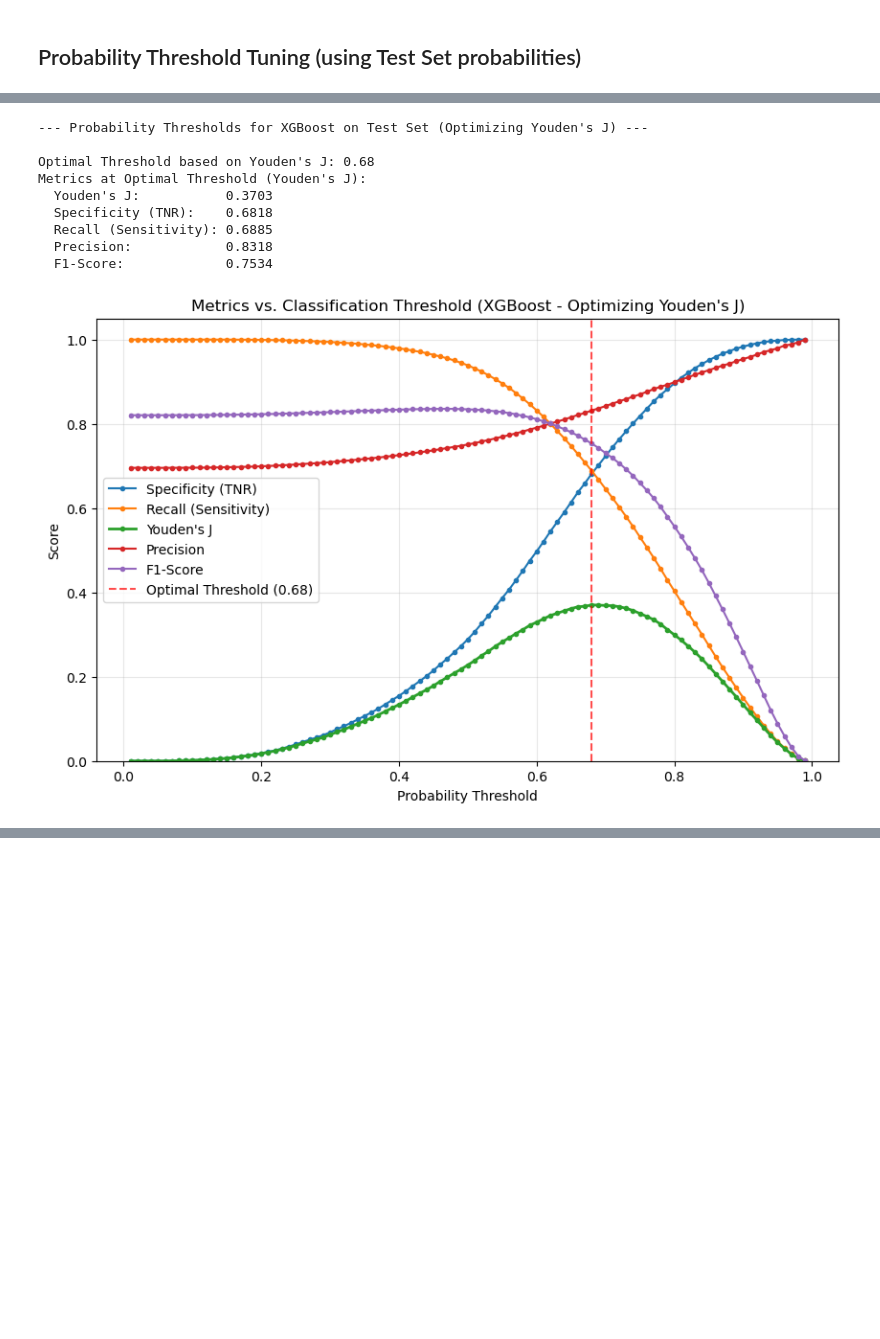
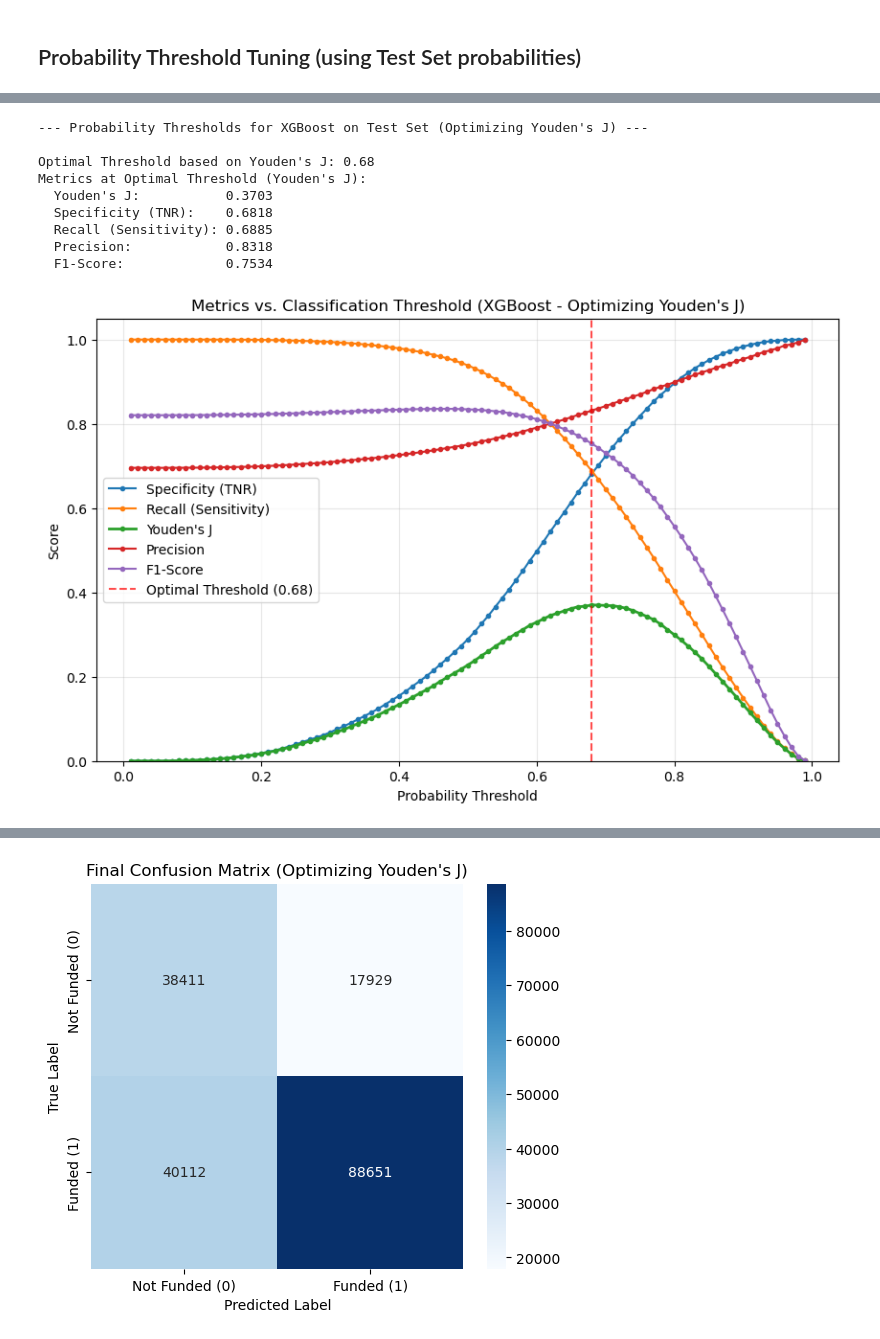
Before and after one commit to pazare/super-ml-project, a Jupyter notebook: ML_Final.ipynb, the cells around one changed output, grey strips where cells are left out. Drawn from its saved outputs; the diff is of its cells as text; code cells hidden in the pictures; blank space fills up the shorter version.

```diff
--- a/ML_Final.ipynb
+++ b/ML_Final.ipynb
@@ -1312,13 +1319,24 @@ plt.ylim([0.0, 1.05])
 plt.show()
 
 # Evaluate with the optimal threshold for Youden's J
-print(f"\n--- Evaluating with Optimal Threshold for Youden's J ({optimal_threshold_j:.2f}) ---")
+print(f"\n--- Evaluating with Optimal Threshold for Youden's J ({optimal_threshold_j:.4f}) ---")
 y_pred_optimal_final_j = (y_proba_final >= optimal_threshold_j).astype(int)
 print("\nClassification Report (Optimal Threshold for Youden's J):")
 print(classification_report(y_test, y_pred_optimal_final_j, zero_division=0))
 print("\nConfusion Matrix (Optimal Threshold for Youden's J):")
 cm_optimal_j = confusion_matrix(y_test, y_pred_optimal_final_j)
 print(cm_optimal_j)
+
+
+
+class_names = ['Not Funded (0)', 'Funded (1)']
+plt.figure(figsize=(6, 5))
+sns.heatmap(cm_optimal_j, annot=True, fmt='d', cmap='Blues',
+                xticklabels=class_names, yticklabels=class_names)
+plt.xlabel('Predicted Label')
+plt.ylabel('True Label')
+plt.title(f'Final Confusion Matrix (Optimizing Youden\'s J)')
+plt.show()
 # %% [output]
 --- Probability Thresholds for XGBoost on Test Set (Optimizing Youden's J) ---
 
@@ -1334,15 +1352,16 @@ Metrics at Optimal Threshold (Youden's J):
 
 Classification Report (Optimal Threshold for Youden's J):
               precision    recall  f1-score   support
 
            0       0.49      0.68      0.57     56340
            1       0.83      0.69      0.75    128763
 
     accuracy                           0.69    185103
    macro avg       0.66      0.69      0.66    185103
 weighted avg       0.73      0.69      0.70    185103
 
 
 Confusion Matrix (Optimal Threshold for Youden's J):
 [[38411 17929]
  [40112 88651]]
+[figure, added]
```
Also changed, not shown: parts of 3 cells of this notebook.
